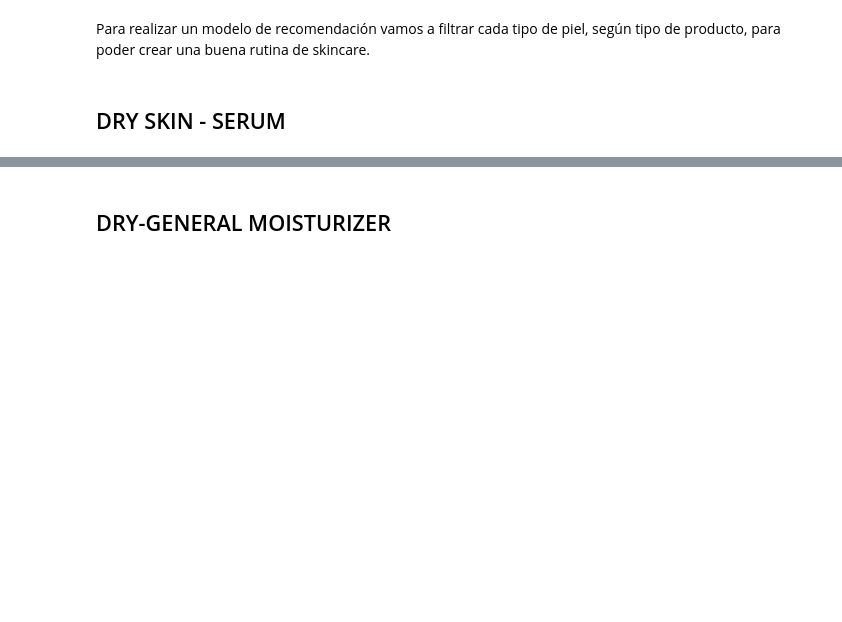
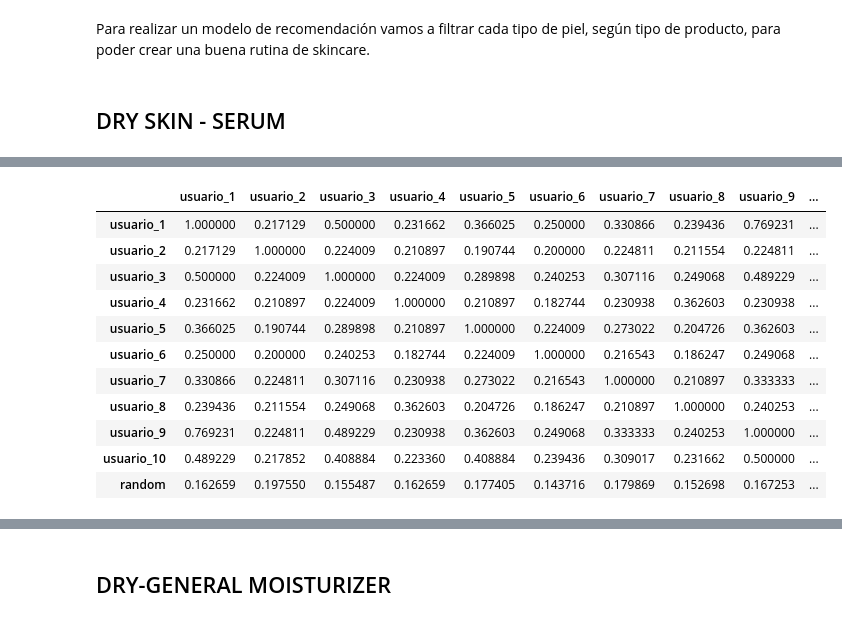
Before and after one commit to cristina-apostol/Skinbot-ML, a Jupyter notebook: Modelo recomendación.ipynb, the cells around one changed output, grey strips where cells are left out. Drawn from its saved outputs; the diff is of its cells as text; code cells hidden in the pictures; blank space fills up the shorter version.

```diff
--- a/Modelo recomendación.ipynb
+++ b/Modelo recomendación.ipynb
@@ -89,0 +58,13 @@ dry_ser
+# %%
+random={"Paula's Choice - Omega+ Complex Serum": 4.5,
+     'Neutrogena - Rapid Wrinkle Repair Serum':2,
+     'Estée Lauder - Perfectionist Pro Serum Rapid Brightening Treatment with Ferment² + Vitamin C':5,
+     'Tula Skincare - Wrinkle Treatment Drops Retinol Alternative Serum':5,
+     'Isntree - TW-Real Bifida Ampoule':2,
+     'Clinique - Even Better Clinical™ Dark Spot Corrector & Optimizer':3.5,
+     'Murad - Vitamin C Glycolic Brightening Serum':3,
+     'Doa Kozmetik - Tetrahexyldecyl Ascorbate 5% Serum':4,
+     'Mission: Impossible – Fallout':3,
+     'Naturium Skincare - Vitamin C Super Serum Plus':3}
+# %%
+dry_serum['random']=pd.Series(random)
@@ -89,0 +75,23 @@ dry_ser
+# %%
+rating_serum= dry_serum.loc[dry_serum["random"].notnull()]
+# %%
+distancias=squareform(pdist(rating_serum.T, 'euclidean'))
+
+similitud=1/(1+distancias)
+
+similitudes_serum=pd.DataFrame(similitud, index=rating_serum.columns, columns=rating_serum.columns)
+
+similitudes_serum
+# %% [output]
+|  | usuario_1 | usuario_2 | usuario_3 | usuario_4 | usuario_5 | usuario_6 | usuario_7 | usuario_8 | usuario_9 | ... |
+| usuario_1 | 1.000000 | 0.217129 | 0.500000 | 0.231662 | 0.366025 | 0.250000 | 0.330866 | 0.239436 | 0.769231 | ... |
+| usuario_2 | 0.217129 | 1.000000 | 0.224009 | 0.210897 | 0.190744 | 0.200000 | 0.224811 | 0.211554 | 0.224811 | ... |
+| usuario_3 | 0.500000 | 0.224009 | 1.000000 | 0.224009 | 0.289898 | 0.240253 | 0.307116 | 0.249068 | 0.489229 | ... |
+| usuario_4 | 0.231662 | 0.210897 | 0.224009 | 1.000000 | 0.210897 | 0.182744 | 0.230938 | 0.362603 | 0.230938 | ... |
+| usuario_5 | 0.366025 | 0.190744 | 0.289898 | 0.210897 | 1.000000 | 0.224009 | 0.273022 | 0.204726 | 0.362603 | ... |
+| usuario_6 | 0.250000 | 0.200000 | 0.240253 | 0.182744 | 0.224009 | 1.000000 | 0.216543 | 0.186247 | 0.249068 | ... |
+| usuario_7 | 0.330866 | 0.224811 | 0.307116 | 0.230938 | 0.273022 | 0.216543 | 1.000000 | 0.210897 | 0.333333 | ... |
+| usuario_8 | 0.239436 | 0.211554 | 0.249068 | 0.362603 | 0.204726 | 0.186247 | 0.210897 | 1.000000 | 0.240253 | ... |
+| usuario_9 | 0.769231 | 0.224811 | 0.489229 | 0.230938 | 0.362603 | 0.249068 | 0.333333 | 0.240253 | 1.000000 | ... |
+| usuario_10 | 0.489229 | 0.217852 | 0.408884 | 0.223360 | 0.408884 | 0.239436 | 0.309017 | 0.231662 | 0.500000 | ... |
+| random | 0.162659 | 0.197550 | 0.155487 | 0.162659 | 0.177405 | 0.143716 | 0.179869 | 0.152698 | 0.167253 | ... |
```
Also changed, not shown: parts of 63 cells of this notebook, 2 other files.
